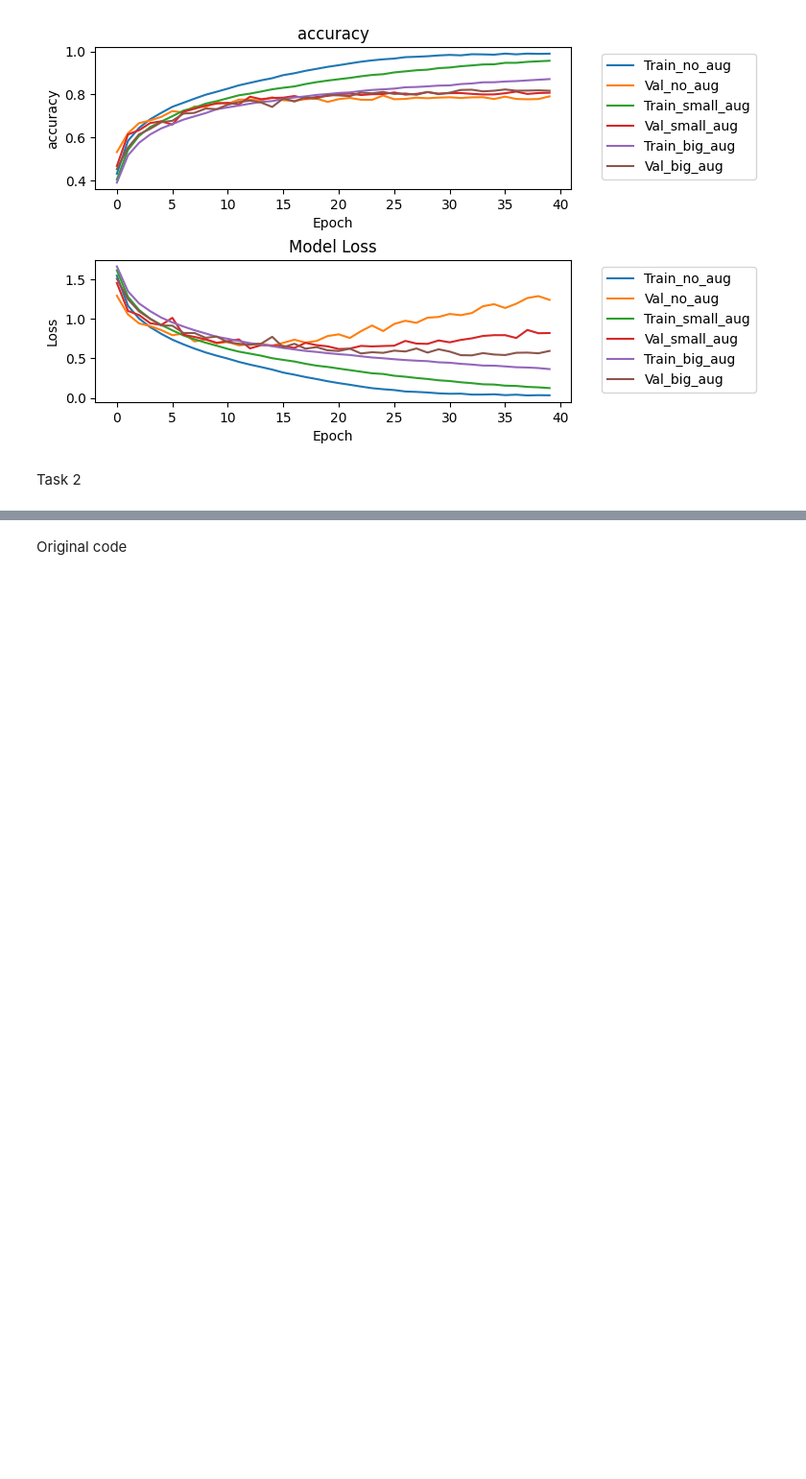
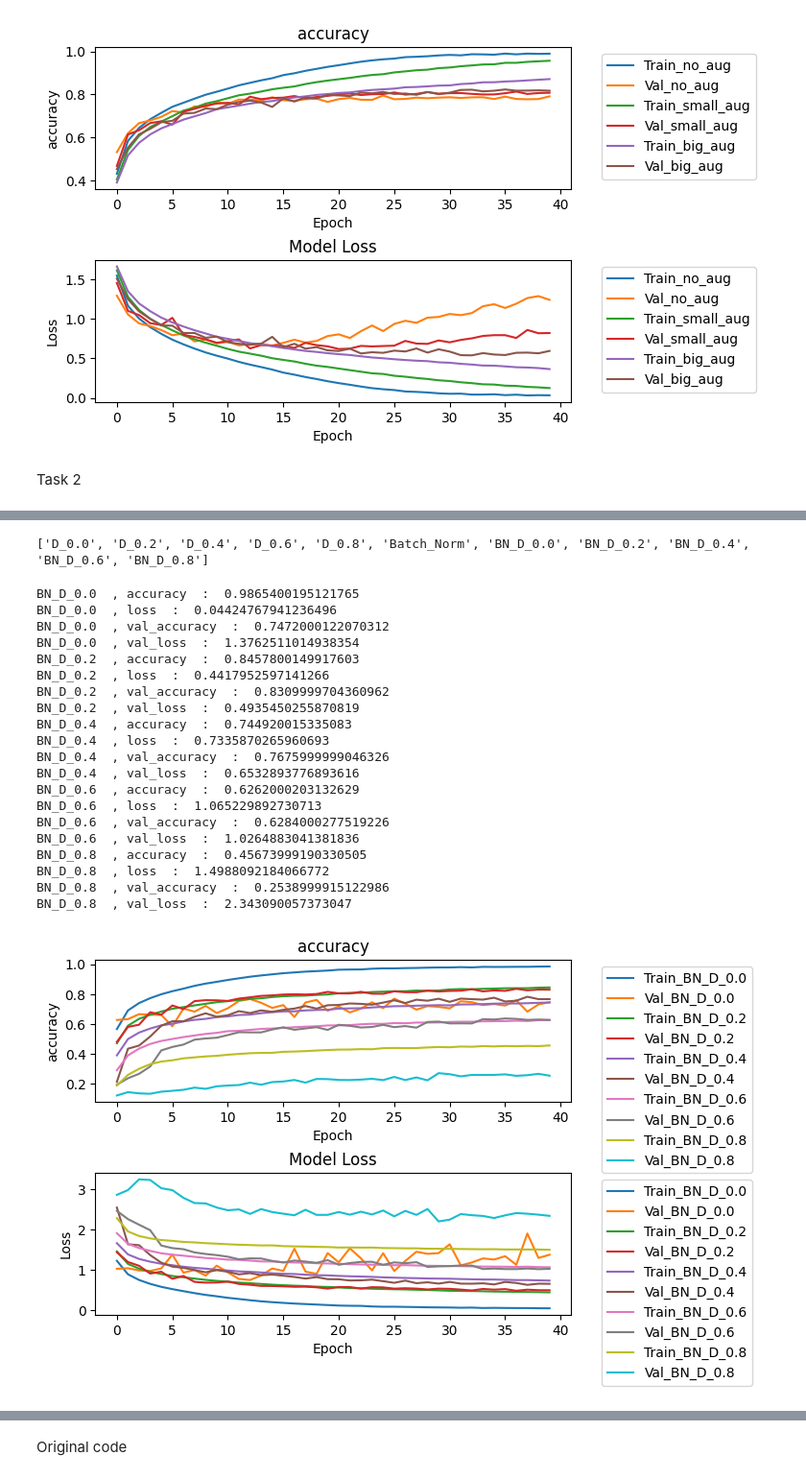
Before and after one commit to MarShao0124/deep_learning_practice, a Jupyter notebook: 03_Network_Training.ipynb, the cells around one changed output, grey strips where cells are left out. Shown at 96% size. Drawn from its saved outputs; the diff is of its cells as text; code cells hidden in the pictures; blank space fills up the shorter version.

```diff
--- a/03_Network_Training.ipynb
+++ b/03_Network_Training.ipynb
@@ -1096,3 +1096,16 @@ big_aug  , val_loss  :  0.5948342084884644
 [figure]
 # %% [markdown]
 Task 2
+# %%
+histories_name = []
+histories = []
+
+#Dropout
+for i in np.arange(0,1.0,0.2):
+  histories_name.append('D_'+str(i))
+  model, X_train, Y_train, X_test, Y_test = load_data(Dropout = i)
+  opt = keras.optimizers.Adam(learning_rate=3e-4)
+  model.compile(loss='categorical_crossentropy',
+              optimizer=opt,
+              metrics=['accuracy'])
+  histories.append(model.fit(X_train, Y_train, epochs=40, validation_data=(X_test,Y_test)))
@@ -1099,28 +1162,6 @@ Task 2
 # %%
-histories_name = []
-histories = []
-
-#Dropout
-for i in np.arrange(0,1.1,0.2):
-  histories_name.append('D_'+str(i))
-  model, X_train, Y_train, X_test, Y_test = load_data(Dropout = i)
-  opt = keras.optimizers.Adam(learning_rate=3e-4)
-  model.compile(loss='categorical_crossentropy',
-              optimizer=opt,
-              metrics=['accuracy'])
-  histories.append(model.fit(X_train, Y_train, epochs=40, validation_data=(X_test,Y_test)))
-
-#Batch norm
-histories_name.append('Batch_Norm')
-model, X_train, Y_train, X_test, Y_test = load_data(Batch_Norm = True)
-opt = keras.optimizers.Adam(learning_rate=3e-4)
-model.compile(loss='categorical_crossentropy',
-              optimizer=opt,
-              metrics=['accuracy'])
-histories.append(model.fit(X_train, Y_train, epochs=40, validation_data=(X_test,Y_test)))
-
 #Dropout + Batch norm
-for i in np.arrange(0,1.1,0.2):
+for i in np.arange(0,1.0,0.2):
   histories_name.append('BN_D_'+str(i))
   model, X_train, Y_train, X_test, Y_test = load_data(Dropout = i, Batch_Norm=True)
   opt = keras.optimizers.Adam(learning_rate=3e-4)
@@ -1130,0 +1190,33 @@ for i in np.arrange(0,1.1,0.2):
+# %%
+print(histories_name)
+# %% [output]
+['D_0.0', 'D_0.2', 'D_0.4', 'D_0.6', 'D_0.8', 'Batch_Norm', 'BN_D_0.0', 'BN_D_0.2', 'BN_D_0.4', 'BN_D_0.6', 'BN_D_0.8']
+# %%
+
+plot_history(histories[6:],histories_name[6:],'accuracy')
+
+for each,name in zip(histories[6:],histories_name[6:]):
+  for key in each.history.keys():
+    print(name,' ,',key,' : ', each.history[key][-1])
+# %% [output]
+BN_D_0.0  , accuracy  :  0.9865400195121765
+BN_D_0.0  , loss  :  0.04424767941236496
+BN_D_0.0  , val_accuracy  :  0.7472000122070312
+BN_D_0.0  , val_loss  :  1.3762511014938354
+BN_D_0.2  , accuracy  :  0.8457800149917603
+BN_D_0.2  , loss  :  0.4417952597141266
+BN_D_0.2  , val_accuracy  :  0.8309999704360962
+BN_D_0.2  , val_loss  :  0.4935450255870819
+BN_D_0.4  , accuracy  :  0.744920015335083
+BN_D_0.4  , loss  :  0.7335870265960693
+BN_D_0.4  , val_accuracy  :  0.7675999999046326
+BN_D_0.4  , val_loss  :  0.6532893776893616
+BN_D_0.6  , accuracy  :  0.6262000203132629
+BN_D_0.6  , loss  :  1.065229892730713
+BN_D_0.6  , val_accuracy  :  0.6284000277519226
+BN_D_0.6  , val_loss  :  1.0264883041381836
+BN_D_0.8  , accuracy  :  0.45673999190330505
+BN_D_0.8  , loss  :  1.4988092184066772
+BN_D_0.8  , val_accuracy  :  0.2538999915122986
+BN_D_0.8  , val_loss  :  2.343090057373047
+[figure, added]
```
Also changed, not shown: parts of 11 cells of this notebook.
